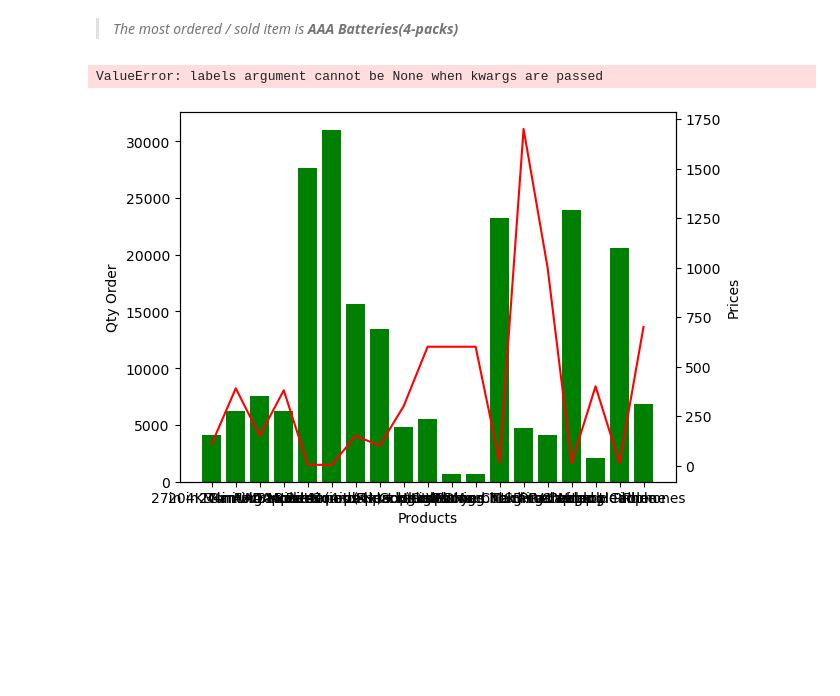
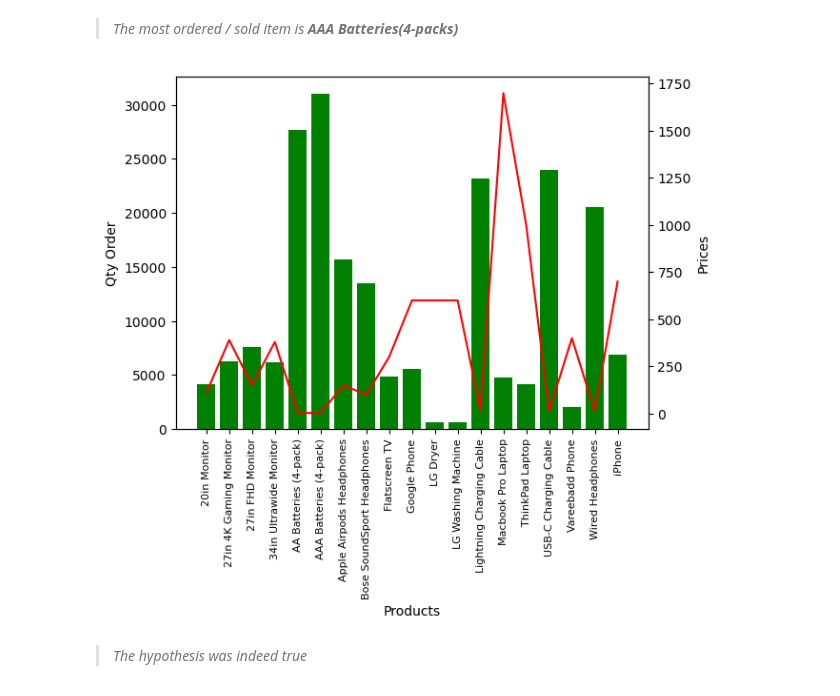
Before and after one commit to nassimlamnini/Sales, a Jupyter notebook: Analysis.ipynb, the cells around one changed output. Cells and saved outputs as stored; diff of their text form; code cells hidden in the pictures; blank space fills up the shorter version.

```diff
--- a/Analysis.ipynb
+++ b/Analysis.ipynb
@@ -417,24 +401,25 @@ plt.xticks(X_prod, rotation = "vertical", size=8)
 # %%
 #why is it AAA batteries? because they're cheap... but let's prove this
 
 new_df2 = df.drop(['Order Date','Purchase Address','City'], axis=1)
 prices = new_df2.groupby("Product").mean()["Price Each"]
 
 
 fig, ax1 = plt.subplots()
 
 ax2 = ax1.twinx()
 
 ax1.bar(X_prod, qty_order,color="g")
 ax2.plot(X_prod, prices,color="r")
 
 ax1.set_xlabel("Products")
 ax2.set_ylabel("Prices")
 ax1.set_ylabel("Qty Order")
 
-ax1.set_xticks(X_prod, rotation='vertical', size=8 )
+ax1.set_xticklabels(X_prod, rotation = "vertical", size=8)
 
-plt.show
+plt.show()
 # %% [output]
-ValueError: labels argument cannot be None when kwargs are passed
-[figure, old version]
+[figure, new version]
+# %% [markdown]
+>*The hypothesis was indeed true*
```
Also changed, not shown: parts of 1 cell of this notebook.
